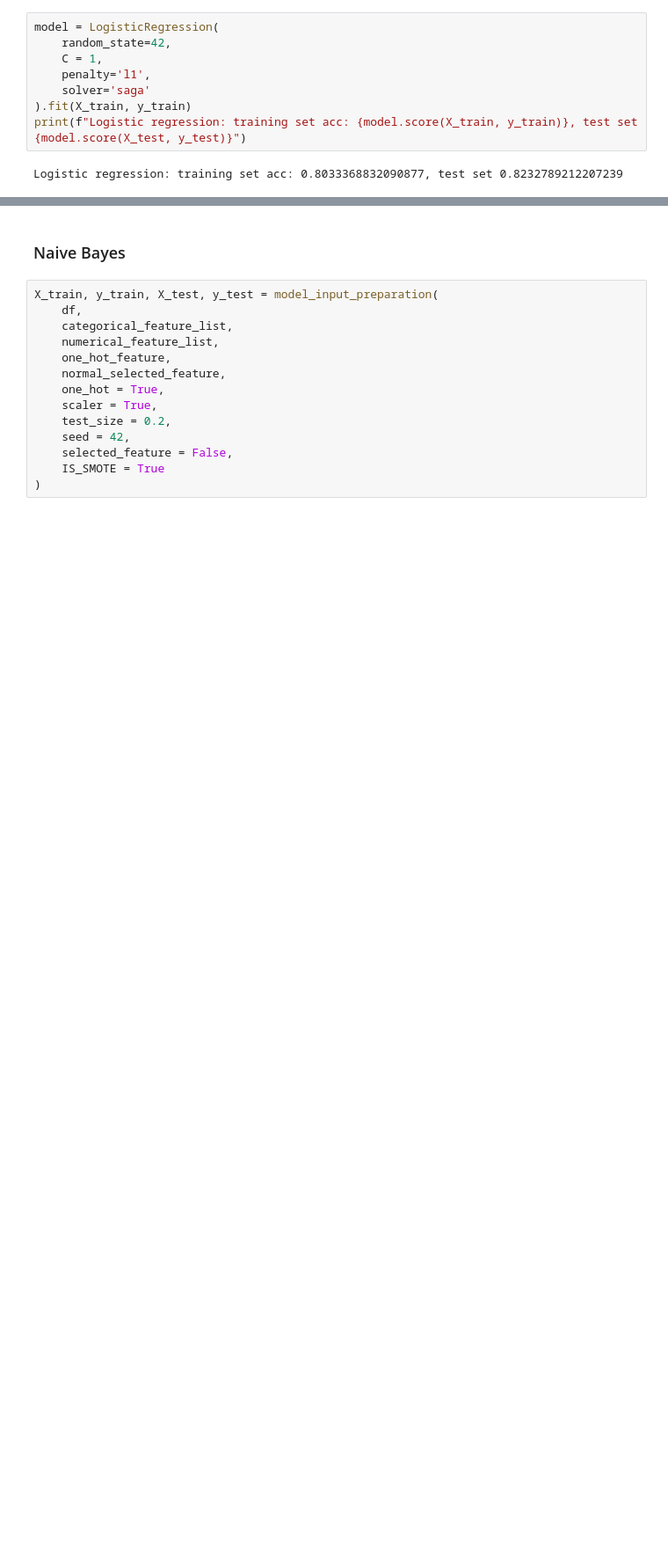
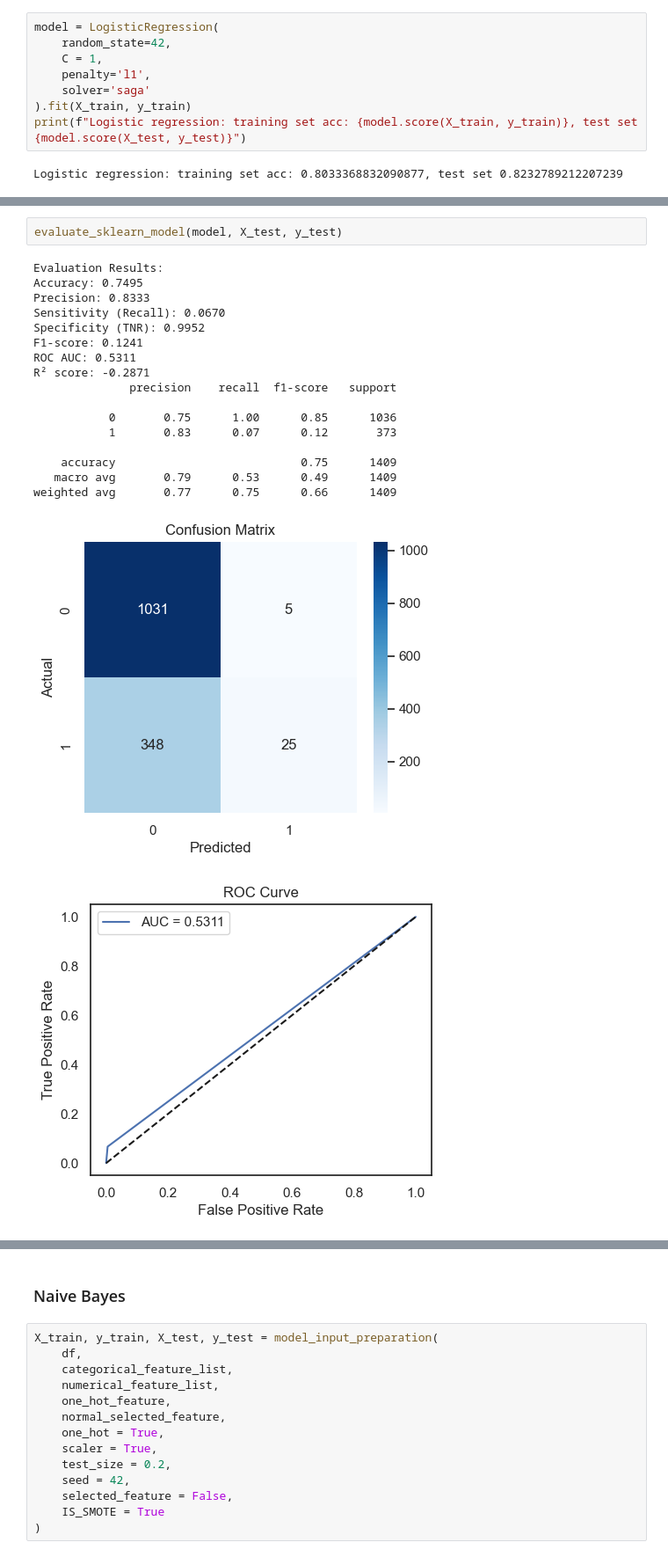
Before and after one commit to BBamkorphai/Telco-Churn-Prediction-Model-Intro-to-ML-and-DL-Project-, a Jupyter notebook: 03_Model.ipynb, the cells around one changed output, grey strips where cells are left out. Shown at 88% size. Saved outputs shown, nothing was run; the diff lists cells and outputs as text; blank space fills up the shorter version.

```diff
--- a/03_Model.ipynb
+++ b/03_Model.ipynb
@@ -330,0 +557,21 @@ ROC AUC Score: 0.8624310350181664
+# %%
+evaluate_sklearn_model(model, X_test, y_test)
+# %% [output]
+Evaluation Results:
+Accuracy: 0.7495
+Precision: 0.8333
+Sensitivity (Recall): 0.0670
+Specificity (TNR): 0.9952
+F1-score: 0.1241
+ROC AUC: 0.5311
+R² score: -0.2871
+              precision    recall  f1-score   support
+
+           0       0.75      1.00      0.85      1036
+           1       0.83      0.07      0.12       373
+
+    accuracy                           0.75      1409
+   macro avg       0.79      0.53      0.49      1409
+weighted avg       0.77      0.75      0.66      1409
+[figure, added]
+[figure, added]
```
Also changed, not shown: parts of 65 cells of this notebook, 5 other files.
